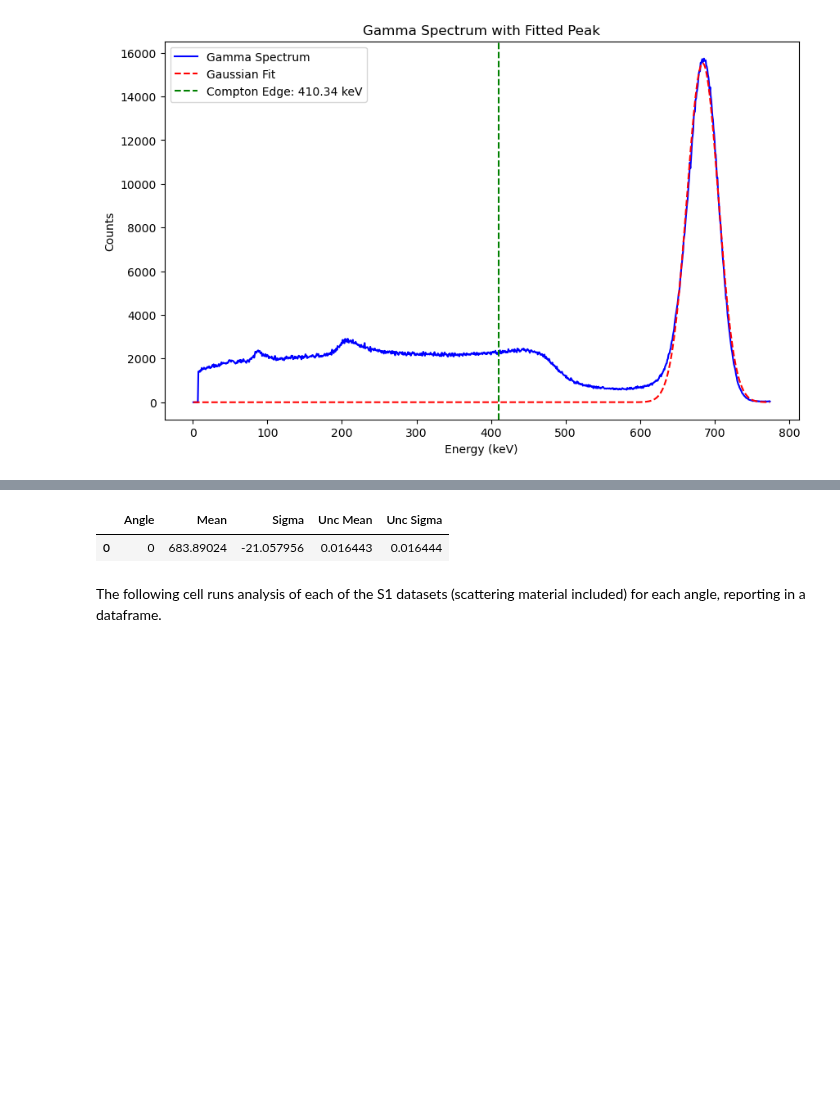
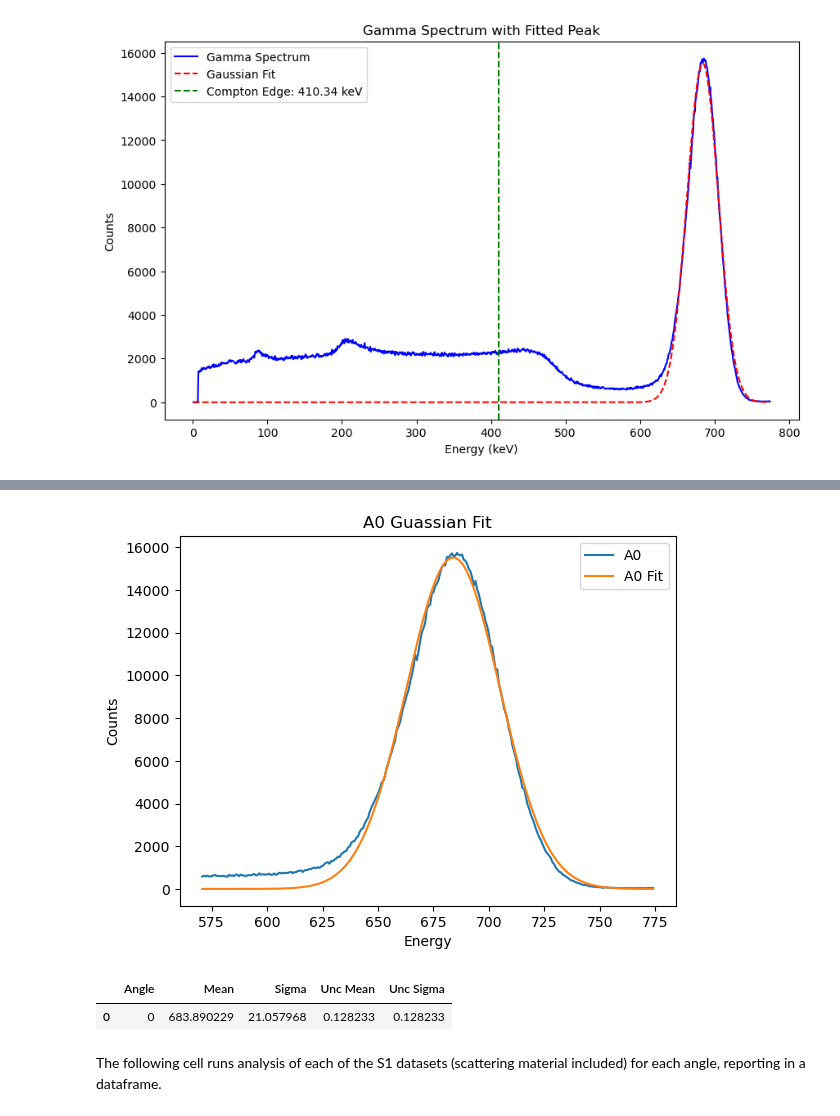
Before and after one commit to Steinburglar/advanced_exp, a Jupyter notebook: FAFO/TestCaseyCompton.ipynb, the cells around one changed output, grey strips where cells are left out. Saved outputs shown, nothing was run; the diff lists cells and outputs as text; code cells hidden in the pictures; blank space fills up the shorter version.

```diff
--- a/FAFO/TestCaseyCompton.ipynb
+++ b/FAFO/TestCaseyCompton.ipynb
@@ -101,13 +112,15 @@ plt.show()
 # %%
-#trim ROI gor guassian fit
+#trim ROI for guassian fit
 guass_trim_df = trim_df(control, 570, 800)
 baseline = run_all_S1_fits([guass_trim_df])
+plot_guassian_fit(guass_trim_df)
 display(baseline)
 E = baseline['Mean'][0]
 sig_E = baseline['Unc Mean'][0]
 # %% [output]
+[figure, added]
 |  | Angle | Mean | Sigma | Unc Mean | Unc Sigma |
-| 0 | 0 | 683.89024 | -21.057956 | 0.016443 | 0.016444 |
+| 0 | 0 | 683.890229 | 21.057968 | 0.128233 | 0.128233 |
 # %% [markdown]
 The following cell runs analysis of each of the S1 datasets (scattering material included) for each angle, reporting in a dataframe.
 # %%
```
Also changed, not shown: parts of 5 cells of this notebook, 3 other files.
